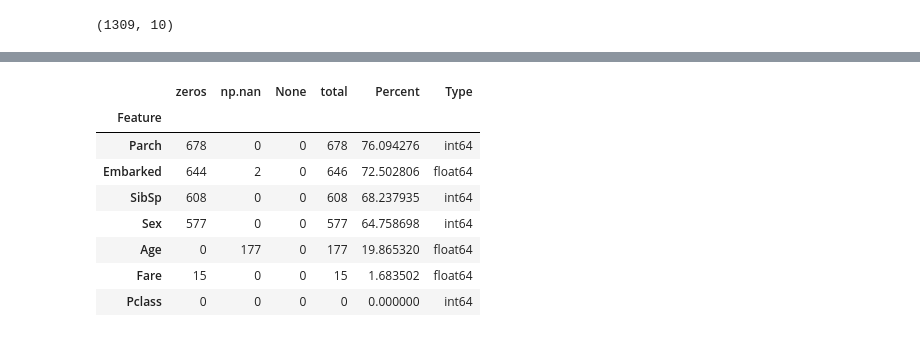
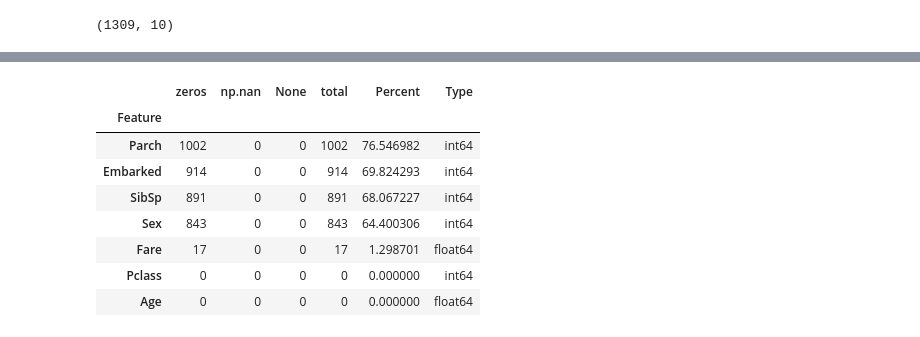
Before and after one commit to C-Kitching/Kaggle, a Jupyter notebook: titanic.ipynb, the cells around one changed output, grey strips where cells are left out. Drawn from its saved outputs; the diff is of its cells as text; code cells hidden in the pictures.

```diff
--- a/titanic.ipynb
+++ b/titanic.ipynb
@@ -173,9 +196,10 @@ def handle_missing(X):
     # drop useless columns
     X.drop(["Ticket", "Name", "Cabin"], axis = 1, inplace = True)
 
-    # fill with mode
-    X["Embarked"].fillna(X["Embarked"].mode(), inplace = True)
-    X["Fare"].fillna(X["Fare"].mode(), inplace = True)
+    # fill median after group transform
+    X['Age'] = X.groupby(['Pclass','Sex'])['Age'].transform(lambda x: x.fillna(x.median()))
+    X['Fare'] = X.groupby(['Pclass','Sex'])['Fare'].transform(lambda x: x.fillna(x.median()))
+    X["Embarked"] = X.groupby(["Pclass", "Sex"])["Embarked"].transform(lambda x: x.fillna(x.mode()[0]))
 
     # encode categorical
     X['Sex'].replace({'male':0, 'female':1}, inplace=True)
@@ -183,17 +207,17 @@ def handle_missing(X):
 
     return X
 
-train = handle_missing(train)
+X = handle_missing(X)
 # %%
-miss_all = percent_missing(train)
+miss_all = percent_missing(X)
 miss_all
 # %% [output]
 |  | zeros | np.nan | None | total | Percent | Type |
 | Feature |  |  |  |  |  |  |
-| Parch | 678 | 0 | 0 | 678 | 76.094276 | int64 |
-| Embarked | 644 | 2 | 0 | 646 | 72.502806 | float64 |
-| SibSp | 608 | 0 | 0 | 608 | 68.237935 | int64 |
-| Sex | 577 | 0 | 0 | 577 | 64.758698 | int64 |
-| Age | 0 | 177 | 0 | 177 | 19.865320 | float64 |
-| Fare | 15 | 0 | 0 | 15 | 1.683502 | float64 |
+| Parch | 1002 | 0 | 0 | 1002 | 76.546982 | int64 |
+| Embarked | 914 | 0 | 0 | 914 | 69.824293 | int64 |
+| SibSp | 891 | 0 | 0 | 891 | 68.067227 | int64 |
+| Sex | 843 | 0 | 0 | 843 | 64.400306 | int64 |
+| Fare | 17 | 0 | 0 | 17 | 1.298701 | float64 |
 | Pclass | 0 | 0 | 0 | 0 | 0.000000 | int64 |
+| Age | 0 | 0 | 0 | 0 | 0.000000 | float64 |
```
Also changed, not shown: parts of 14 cells of this notebook.
